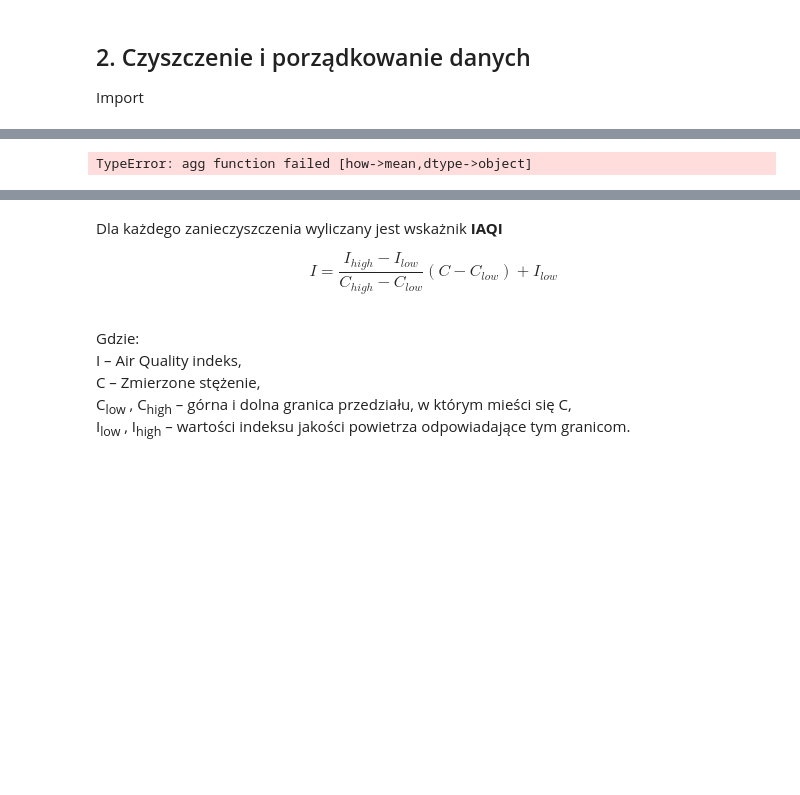
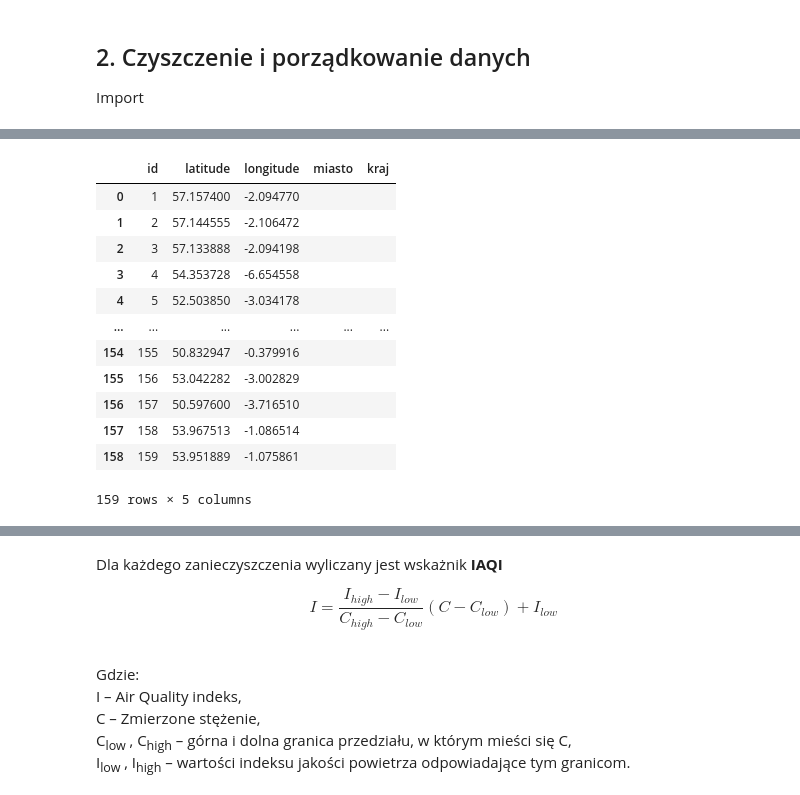
Before and after one commit to rk404/SAD, a Jupyter notebook: Zadanie_SAD_2025.ipynb, the cells around one changed output, grey strips where cells are left out. Cells and saved outputs as stored; diff of their text form; code cells hidden in the pictures; blank space fills up the shorter version.

```diff
--- a/Zadanie_SAD_2025.ipynb
+++ b/Zadanie_SAD_2025.ipynb
@@ -67,3 +152,20 @@ df_air = pd.read_csv(path + "/AURN_2015_2023.csv")
+# %%
+#print df df_unique_coords different city that unknown
+df_unique_coords
+# %% [output]
+|  | id | latitude | longitude | miasto | kraj |
+| 0 | 1 | 57.157400 | -2.094770 |  |  |
+| 1 | 2 | 57.144555 | -2.106472 |  |  |
+| 2 | 3 | 57.133888 | -2.094198 |  |  |
+| 3 | 4 | 54.353728 | -6.654558 |  |  |
+| 4 | 5 | 52.503850 | -3.034178 |  |  |
+| ... | ... | ... | ... | ... | ... |
+| 154 | 155 | 50.832947 | -0.379916 |  |  |
+| 155 | 156 | 53.042282 | -3.002829 |  |  |
+| 156 | 157 | 50.597600 | -3.716510 |  |  |
+| 157 | 158 | 53.967513 | -1.086514 |  |  |
+| 158 | 159 | 53.951889 | -1.075861 |  |  |
+159 rows × 5 columns
 # %%
 #pokaz wszystkie kolumny
 pd.set_option('display.max_columns', None)
@@ -84,11 +186,3 @@ df_air
 | 11252612 | 11252613 | York Fishergate | YK11 | 2023-11-05 22:00:00 | NaN | 35.76375 | 26.01000 | 6.36123 | NaN | NaN | 98.552 | ... |
 | 11252613 | 11252614 | York Fishergate | YK11 | 2023-11-05 23:00:00 | NaN | 32.89500 | 24.67125 | 5.36339 | NaN | NaN | 81.161 | ... |
 11252614 rows × 22 columns
-# %%
-# grupujemy df_air_dane po kolumnach code,date
-df_air_dane = df_air.groupby(["site","code","date"]).mean().reset_index()
-df_air_dane.head()
-# wydrukuj liczbę wierszy
-print("Liczba wierszy po grupowaniu: ", df_air_dane.shape[0])
-# %% [output]
-TypeError: agg function failed [how->mean,dtype->object]
```
Also changed, not shown: parts of 15 cells of this notebook, 2 other files.
